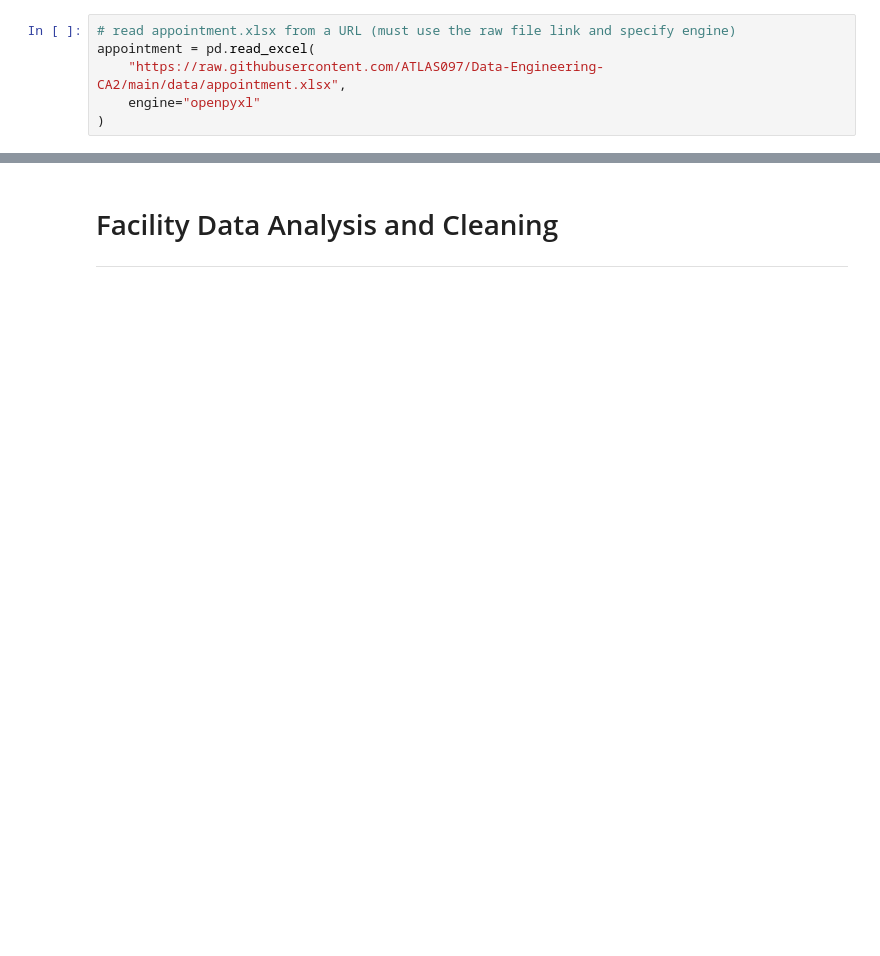
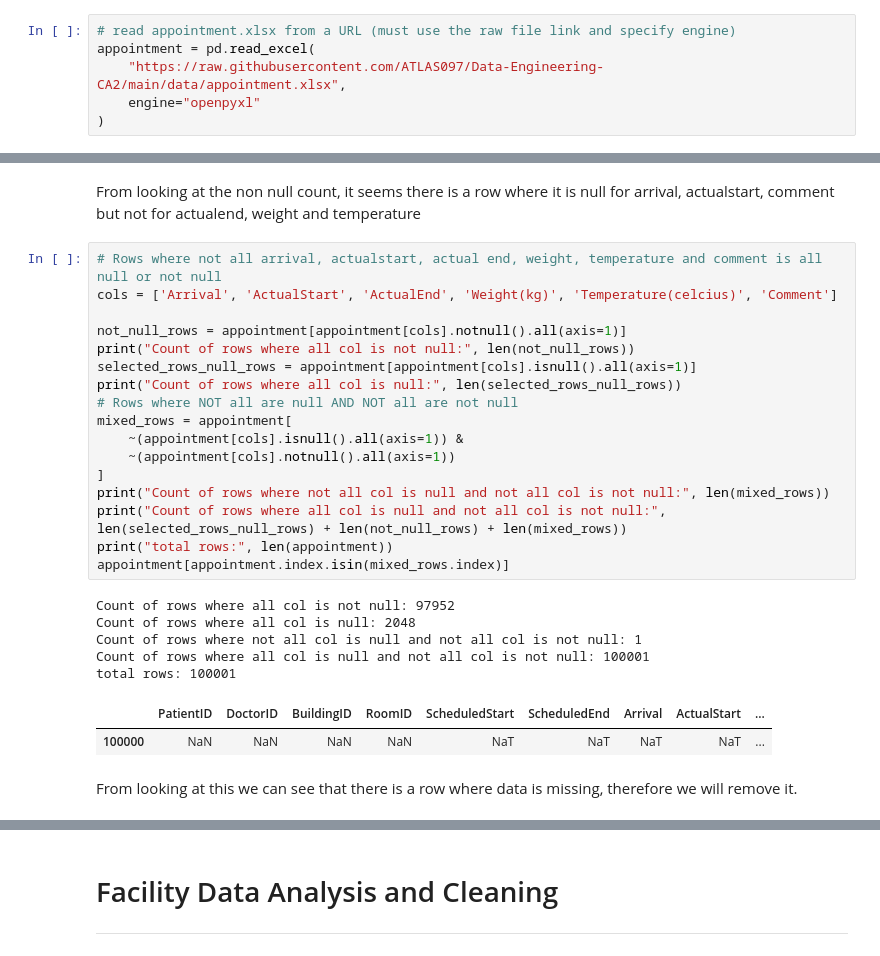
Before and after one commit to ATLAS097/Data-Engineering-CA2, a Jupyter notebook: data_cleaning.ipynb, the cells around one changed output, grey strips where cells are left out. Drawn from its saved outputs; the diff is of its cells as text; blank space fills up the shorter version.

```diff
--- a/data_cleaning.ipynb
+++ b/data_cleaning.ipynb
@@ -41,0 +115,29 @@ appointment.head()
+# %% [markdown]
+From looking at the non null count, it seems there is a row where it is null for arrival, actualstart, comment but not for actualend, weight and temperature
+# %%
+# Rows where not all arrival, actualstart, actual end, weight, temperature and comment is all null or not null
+cols = ['Arrival', 'ActualStart', 'ActualEnd', 'Weight(kg)', 'Temperature(celcius)', 'Comment']
+
+not_null_rows = appointment[appointment[cols].notnull().all(axis=1)]
+print("Count of rows where all col is not null:", len(not_null_rows))
+selected_rows_null_rows = appointment[appointment[cols].isnull().all(axis=1)]
+print("Count of rows where all col is null:", len(selected_rows_null_rows))
+# Rows where NOT all are null AND NOT all are not null
+mixed_rows = appointment[
+    ~(appointment[cols].isnull().all(axis=1)) &
+    ~(appointment[cols].notnull().all(axis=1))
+]
+print("Count of rows where not all col is null and not all col is not null:", len(mixed_rows))
+print("Count of rows where all col is null and not all col is not null:", len(selected_rows_null_rows) + len(not_null_rows) + len(mixed_rows))
+print("total rows:", len(appointment))
+appointment[appointment.index.isin(mixed_rows.index)]
+# %% [output]
+Count of rows where all col is not null: 97952
+Count of rows where all col is null: 2048
+Count of rows where not all col is null and not all col is not null: 1
+Count of rows where all col is null and not all col is not null: 100001
+total rows: 100001
+|  | PatientID | DoctorID | BuildingID | RoomID | ScheduledStart | ScheduledEnd | Arrival | ActualStart | ... |
+| 100000 | NaN | NaN | NaN | NaN | NaT | NaT | NaT | NaT | ... |
+# %% [markdown]
+From looking at this we can see that there is a row where data is missing, therefore we will remove it.
```
Also changed, not shown: parts of 15 cells of this notebook.
